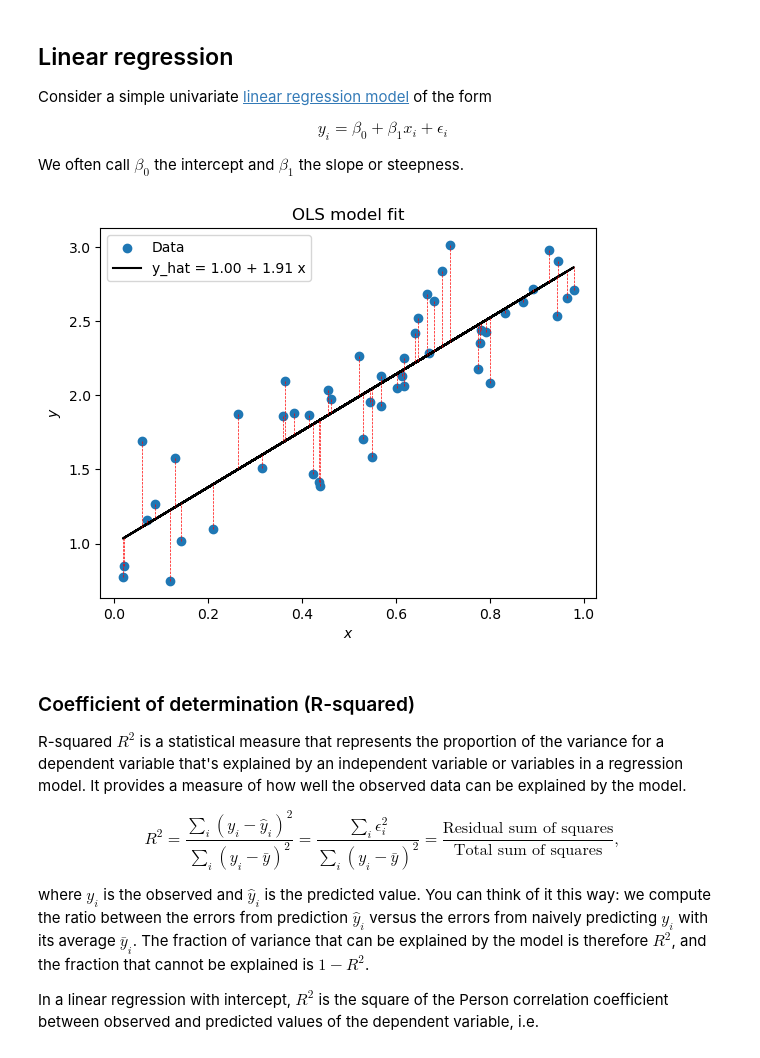
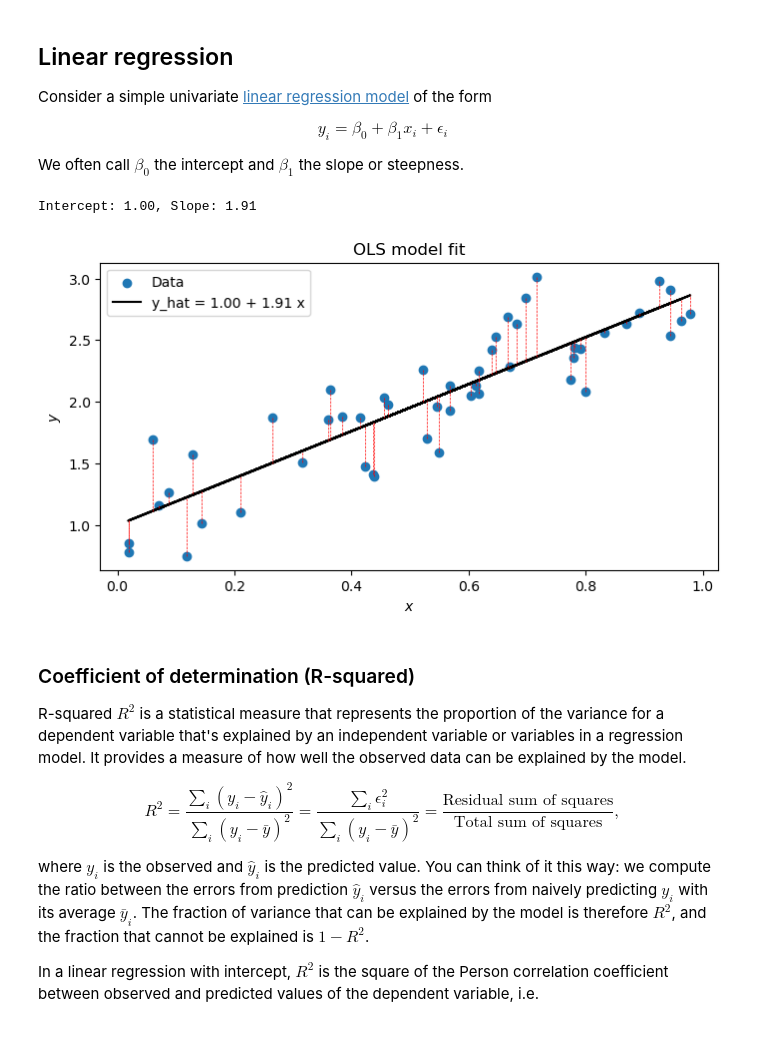
Before and after one commit to adi2308/FinancialDataAnalytics, a Jupyter notebook: slides_pt3.ipynb, the cells around one changed output. Cells and saved outputs as stored; diff of their text form; code cells hidden in the pictures.

```diff
--- a/slides_pt3.ipynb
+++ b/slides_pt3.ipynb
@@ -90,7 +92,7 @@ We often call $\beta_0$ the intercept and $\beta_1$ the slope or steepness.
 # Generate sample data
 np.random.seed(0)
 x = np.random.rand(50)
-y = 2 * x + 1 + 0.3 * np.random.normal(0, 1, len(x))
+y = 1 + 2 * x + 0.3 * np.random.normal(0, 1, len(x))
 
 # Fit a linear model
 def fun(beta):
@@ -106,19 +108,26 @@ y_hat = slope * x + intercept
 # Calculate residuals
 residuals = y - y_hat
 
-# Plot the scatter plot with linear model fit
-plt.scatter(x, y, label='Data')
-plt.plot(x, y_hat, color='black', label=f'y_hat = {intercept:.2f} + {slope:.2f} x')
-# Indicate the residuals
-for i in range(len(x)):
-    plt.plot([x[i], x[i]], [y[i], y_hat[i]], color='red', linestyle='--', linewidth=0.5)
-plt.ylabel('$y$')
-plt.xlabel('$x$')
-plt.legend()
-plt.title('OLS model fit')
-plt.show()
+print(f"Intercept: {intercept:.2f}, Slope: {slope:.2f}")
 # %% [output]
-[figure, removed]
+Intercept: 1.00, Slope: 1.91
+# %%
+# Plot the scatter plot with linear model fit
+fig_scatterfit, ax = plt.subplots(figsize=(8, 4))
+plt.scatter(x, y, label='Data')
+plt.plot(x, y_hat, color='black', label=f'y_hat = {intercept:.2f} + {slope:.2f} x')
+# Indicate the residuals
+for i in range(len(x)):
+    plt.plot([x[i], x[i]], [y[i], y_hat[i]], color='red', linestyle='--', linewidth=0.5)
+plt.ylabel('$y$')
+plt.xlabel('$x$')
+plt.legend()
+plt.title('OLS model fit')
+plt.close()
+# %%
+display(fig_scatterfit)
+# %% [output]
+[figure, added]
 # %% [markdown]
 ### Coefficient of determination (R-squared)
 
```
Also changed, not shown: parts of 12 cells of this notebook.
